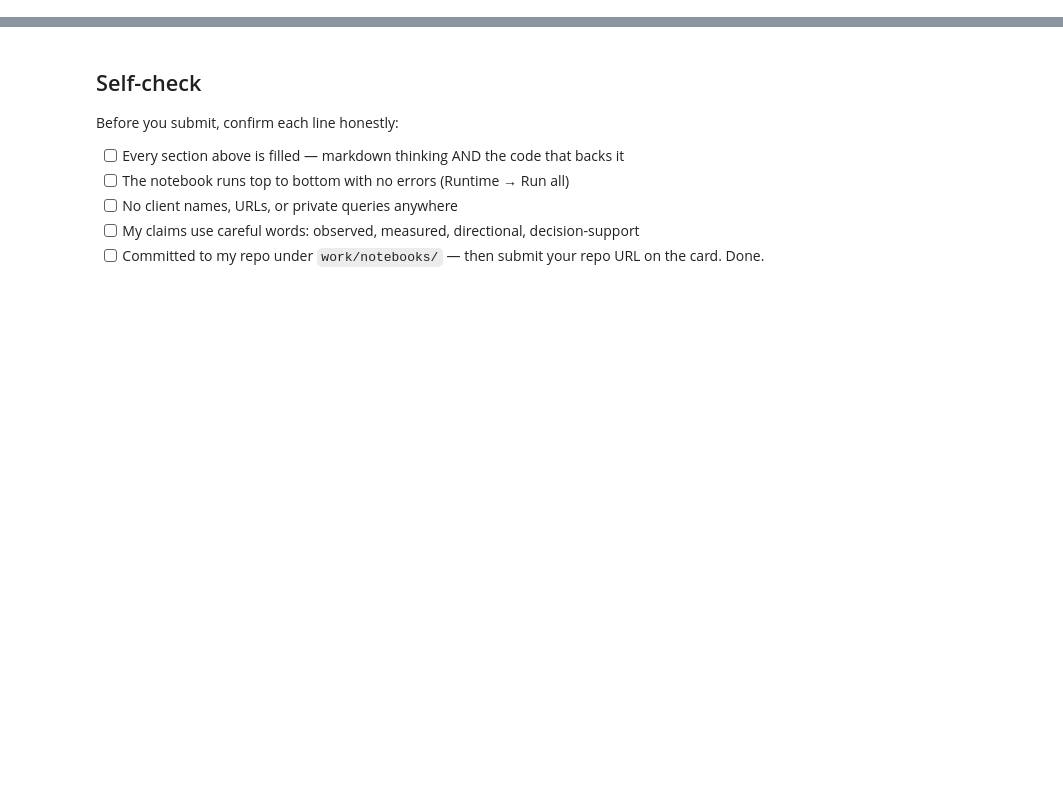
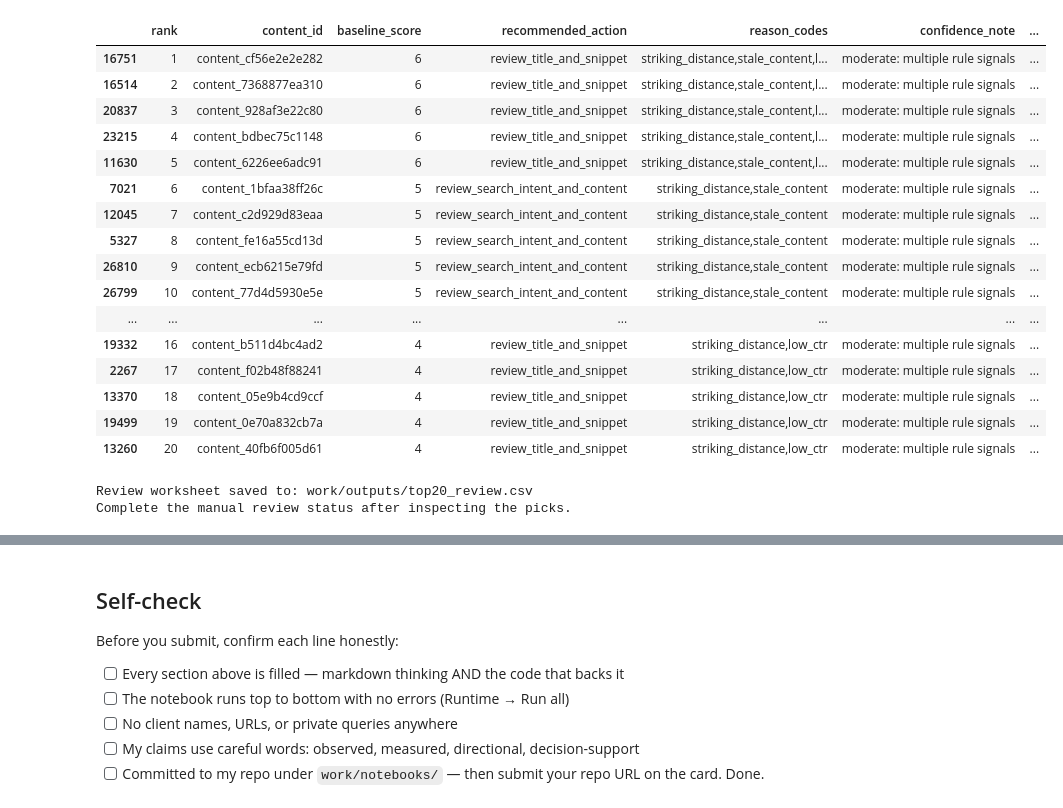
Before and after one commit to nancy121205/flyrank, a Jupyter notebook: work/notebooks/w04_baseline_score.ipynb, the cells around one changed output, grey strips where cells are left out. Cells and saved outputs as stored; diff of their text form; code cells hidden in the pictures; blank space fills up the shorter version.

```diff
--- a/work/notebooks/w04_baseline_score.ipynb
+++ b/work/notebooks/w04_baseline_score.ipynb
@@ -36,0 +256,76 @@ This skeleton is yours to fill. Work the sections **in order** — each one has
+# %%
+
+# Section 3: Create the top-20 human review worksheet.
+
+top20 = ranked.head(20).copy()
+
+def what_could_make_it_wrong(row):
+    risks = []
+
+    if pd.isna(row["avg_position"]) or row["avg_position"] <= 0:
+        risks.append("No valid average search position")
+    if pd.isna(row["ctr"]):
+        risks.append("CTR missing")
+    if row["impressions_90d"] < MIN_IMPRESSIONS:
+        risks.append("Low impression volume")
+    if row["days_since_last_update"] < STALE_DAYS:
+        risks.append("Staleness signal not present")
+    if not row["striking_distance"]:
+        risks.append("Striking-distance signal not present")
+    if not row["low_ctr"]:
+        risks.append("Low-CTR signal not present")
+
+    if not risks:
+        risks.append(
+            "Check search intent, seasonality, technical issues, "
+            "and whether the proposed action fits the page"
+        )
+
+    return "; ".join(risks)
+
+top20["what_could_make_it_wrong"] = top20.apply(
+    what_could_make_it_wrong, axis=1
+)
+
+top20["manual_review_status"] = "pending human review"
+
+review_cols = [
+    "rank",
+    "content_id",
+    "baseline_score",
+    "recommended_action",
+    "reason_codes",
+    "confidence_note",
+    "what_could_make_it_wrong",
+    "manual_review_status",
+]
+
+display(top20[review_cols])
+
+# Save the worksheet separately so it can be reviewed and annotated.
+review_path = Path("work/outputs/top20_review.csv")
+review_path.parent.mkdir(parents=True, exist_ok=True)
+top20[review_cols].to_csv(review_path, index=False)
+
+print("Review worksheet saved to:", review_path)
+print("Complete the manual review status after inspecting the picks.")
+# %% [output]
+|  | rank | content_id | baseline_score | recommended_action | reason_codes | confidence_note | ... |
+| 16751 | 1 | content_cf56e2e2e282 | 6 | review_title_and_snippet | striking_distance,stale_content,l... | moderate: multiple rule signals | ... |
+| 16514 | 2 | content_7368877ea310 | 6 | review_title_and_snippet | striking_distance,stale_content,l... | moderate: multiple rule signals | ... |
+| 20837 | 3 | content_928af3e22c80 | 6 | review_title_and_snippet | striking_distance,stale_content,l... | moderate: multiple rule signals | ... |
+| 23215 | 4 | content_bdbec75c1148 | 6 | review_title_and_snippet | striking_distance,stale_content,l... | moderate: multiple rule signals | ... |
+| 11630 | 5 | content_6226ee6adc91 | 6 | review_title_and_snippet | striking_distance,stale_content,l... | moderate: multiple rule signals | ... |
+| 7021 | 6 | content_1bfaa38ff26c | 5 | review_search_intent_and_content | striking_distance,stale_content | moderate: multiple rule signals | ... |
+| 12045 | 7 | content_c2d929d83eaa | 5 | review_search_intent_and_content | striking_distance,stale_content | moderate: multiple rule signals | ... |
+| 5327 | 8 | content_fe16a55cd13d | 5 | review_search_intent_and_content | striking_distance,stale_content | moderate: multiple rule signals | ... |
+| 26810 | 9 | content_ecb6215e79fd | 5 | review_search_intent_and_content | striking_distance,stale_content | moderate: multiple rule signals | ... |
+| 26799 | 10 | content_77d4d5930e5e | 5 | review_search_intent_and_content | striking_distance,stale_content | moderate: multiple rule signals | ... |
+| ... | ... | ... | ... | ... | ... | ... | ... |
+| 19332 | 16 | content_b511d4bc4ad2 | 4 | review_title_and_snippet | striking_distance,low_ctr | moderate: multiple rule signals | ... |
+| 2267 | 17 | content_f02b48f88241 | 4 | review_title_and_snippet | striking_distance,low_ctr | moderate: multiple rule signals | ... |
+| 13370 | 18 | content_05e9b4cd9ccf | 4 | review_title_and_snippet | striking_distance,low_ctr | moderate: multiple rule signals | ... |
+| 19499 | 19 | content_0e70a832cb7a | 4 | review_title_and_snippet | striking_distance,low_ctr | moderate: multiple rule signals | ... |
+| 13260 | 20 | content_40fb6f005d61 | 4 | review_title_and_snippet | striking_distance,low_ctr | moderate: multiple rule signals | ... |
+Review worksheet saved to: work/outputs/top20_review.csv
+Complete the manual review status after inspecting the picks.
```
Also changed, not shown: parts of 15 cells of this notebook.
